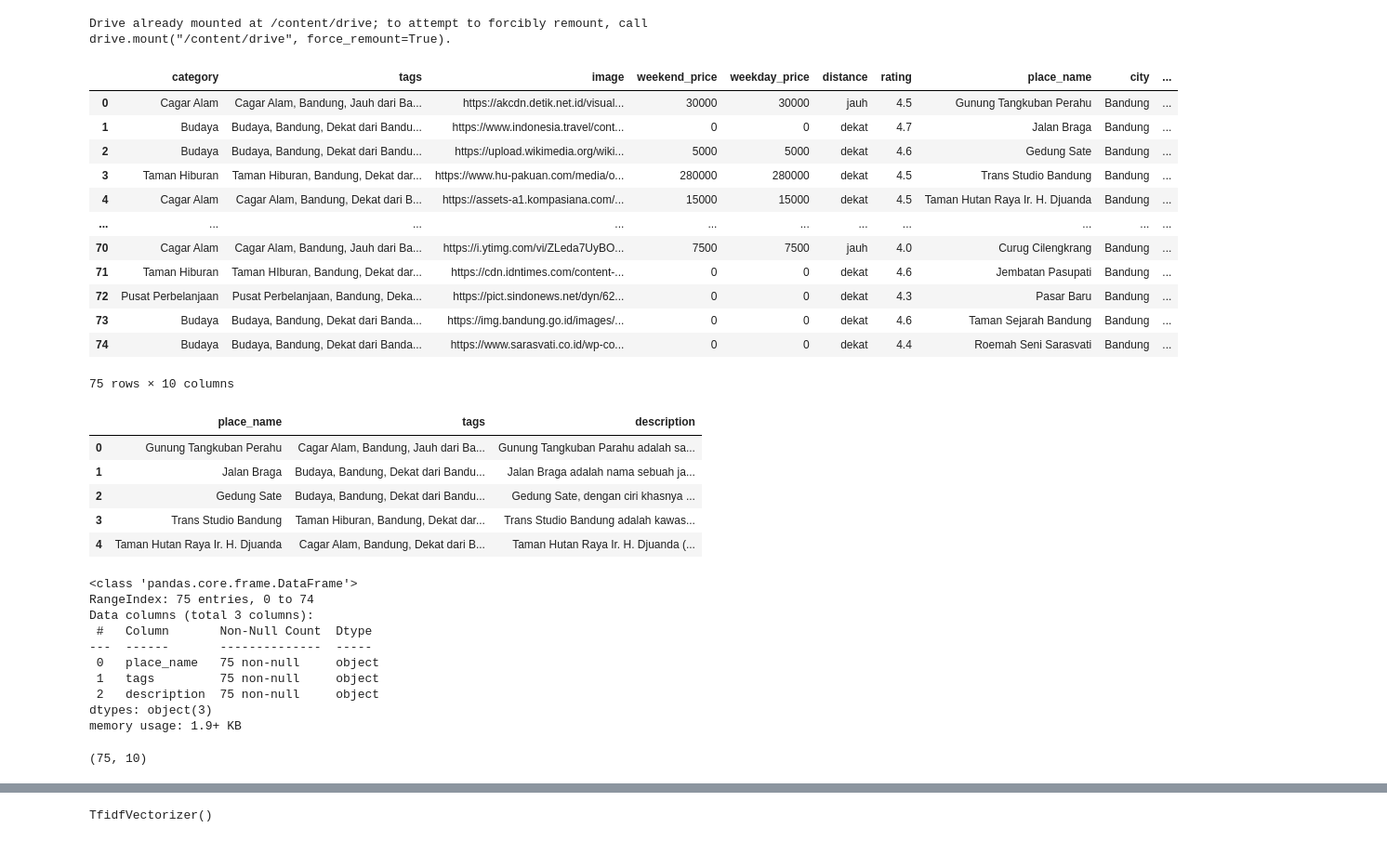
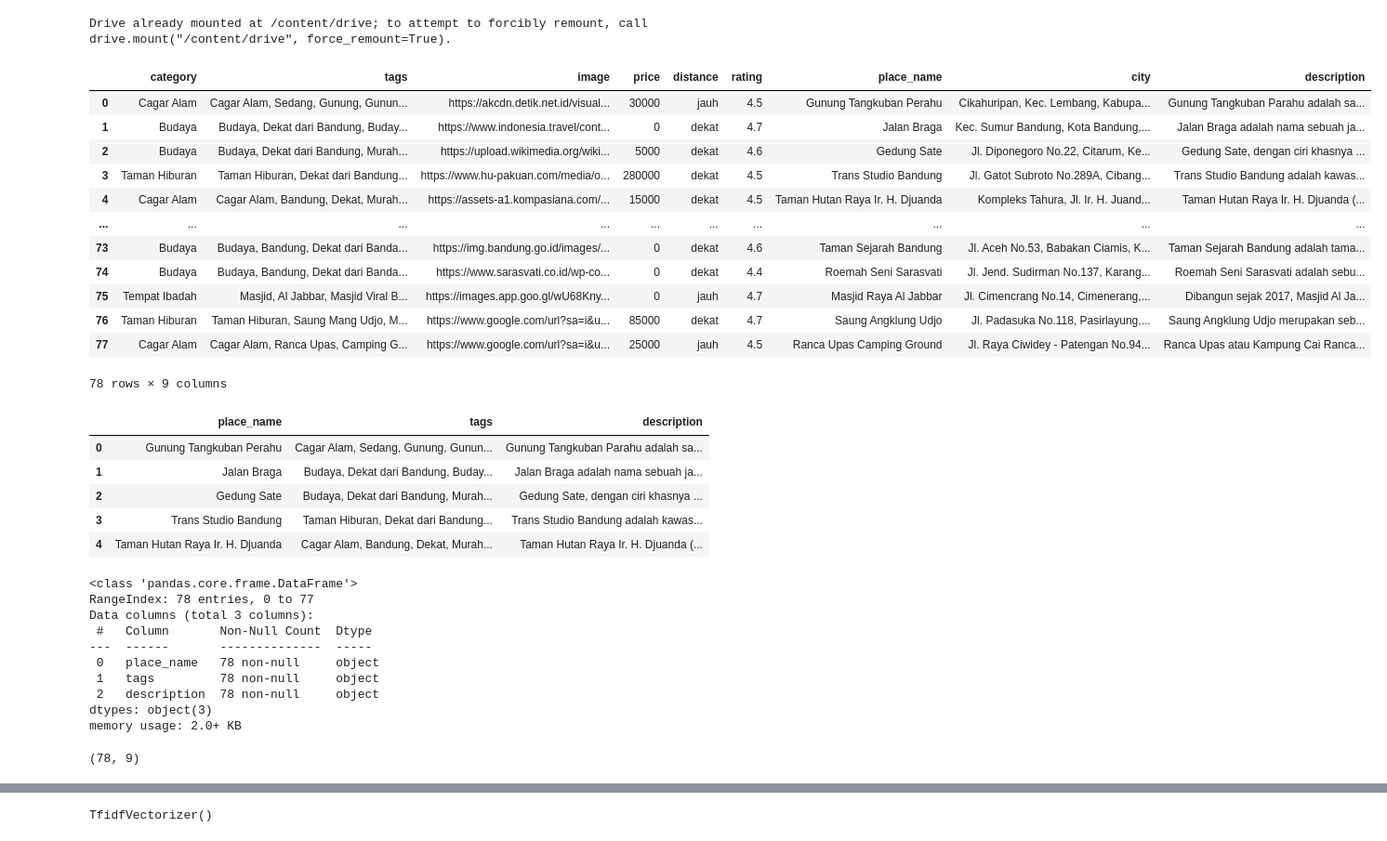
Before and after one commit to naabilakhdan/wisata-streamlit, a Jupyter notebook: data/Bandung_Recommendation.ipynb, the cells around one changed output, grey strips where cells are left out. Shown at 93% size. Drawn from its saved outputs; the diff is of its cells as text; code cells hidden in the pictures.

Commit message:
baru baru

```diff
--- a/data/Bandung_Recommendation.ipynb
+++ b/data/Bandung_Recommendation.ipynb
@@ -18,49 +18,49 @@ drive.mount('/content/drive')
 # %% [output]
 Drive already mounted at /content/drive; to attempt to forcibly remount, call drive.mount("/content/drive", force_remount=True).
 # %%
-df = pd.read_csv('/content/wisata_bandung_ .csv')
+df = pd.read_csv('/content/drive/MyDrive/MSIB/wisata_bandung.csv')
 df
 # %% [output]
-|  | category | tags | image | weekend_price | weekday_price | distance | rating | place_name | city | ... |
-| 0 | Cagar Alam | Cagar Alam, Bandung, Jauh dari Ba... | https://akcdn.detik.net.id/visual... | 30000 | 30000 | jauh | 4.5 | Gunung Tangkuban Perahu | Bandung | ... |
-| 1 | Budaya | Budaya, Bandung, Dekat dari Bandu... | https://www.indonesia.travel/cont... | 0 | 0 | dekat | 4.7 | Jalan Braga | Bandung | ... |
-| 2 | Budaya | Budaya, Bandung, Dekat dari Bandu... | https://upload.wikimedia.org/wiki... | 5000 | 5000 | dekat | 4.6 | Gedung Sate | Bandung | ... |
-| 3 | Taman Hiburan | Taman Hiburan, Bandung, Dekat dar... | https://www.hu-pakuan.com/media/o... | 280000 | 280000 | dekat | 4.5 | Trans Studio Bandung | Bandung | ... |
-| 4 | Cagar Alam | Cagar Alam, Bandung, Dekat dari B... | https://assets-a1.kompasiana.com/... | 15000 | 15000 | dekat | 4.5 | Taman Hutan Raya Ir. H. Djuanda | Bandung | ... |
-| ... | ... | ... | ... | ... | ... | ... | ... | ... | ... | ... |
-| 70 | Cagar Alam | Cagar Alam, Bandung, Jauh dari Ba... | https://i.ytimg.com/vi/ZLeda7UyBO... | 7500 | 7500 | jauh | 4.0 | Curug Cilengkrang | Bandung | ... |
-| 71 | Taman Hiburan | Taman HIburan, Bandung, Dekat dar... | https://cdn.idntimes.com/content-... | 0 | 0 | dekat | 4.6 | Jembatan Pasupati | Bandung | ... |
-| 72 | Pusat Perbelanjaan | Pusat Perbelanjaan, Bandung, Deka... | https://pict.sindonews.net/dyn/62... | 0 | 0 | dekat | 4.3 | Pasar Baru | Bandung | ... |
-| 73 | Budaya | Budaya, Bandung, Dekat dari Banda... | https://img.bandung.go.id/images/... | 0 | 0 | dekat | 4.6 | Taman Sejarah Bandung | Bandung | ... |
-| 74 | Budaya | Budaya, Bandung, Dekat dari Banda... | https://www.sarasvati.co.id/wp-co... | 0 | 0 | dekat | 4.4 | Roemah Seni Sarasvati | Bandung | ... |
+|  | category | tags | image | price | distance | rating | place_name | city | description |
+| 0 | Cagar Alam | Cagar Alam, Sedang, Gunung, Gunun... | https://akcdn.detik.net.id/visual... | 30000 | jauh | 4.5 | Gunung Tangkuban Perahu | Cikahuripan, Kec. Lembang, Kabupa... | Gunung Tangkuban Parahu adalah sa... |
+| 1 | Budaya | Budaya, Dekat dari Bandung, Buday... | https://www.indonesia.travel/cont... | 0 | dekat | 4.7 | Jalan Braga | Kec. Sumur Bandung, Kota Bandung,... | Jalan Braga adalah nama sebuah ja... |
+| 2 | Budaya | Budaya, Dekat dari Bandung, Murah... | https://upload.wikimedia.org/wiki... | 5000 | dekat | 4.6 | Gedung Sate | Jl. Diponegoro No.22, Citarum, Ke... | Gedung Sate, dengan ciri khasnya ... |
+| 3 | Taman Hiburan | Taman Hiburan, Dekat dari Bandung... | https://www.hu-pakuan.com/media/o... | 280000 | dekat | 4.5 | Trans Studio Bandung | Jl. Gatot Subroto No.289A, Cibang... | Trans Studio Bandung adalah kawas... |
+| 4 | Cagar Alam | Cagar Alam, Bandung, Dekat, Murah... | https://assets-a1.kompasiana.com/... | 15000 | dekat | 4.5 | Taman Hutan Raya Ir. H. Djuanda | Kompleks Tahura, Jl. Ir. H. Juand... | Taman Hutan Raya Ir. H. Djuanda (... |
+| ... | ... | ... | ... | ... | ... | ... | ... | ... | ... |
+| 73 | Budaya | Budaya, Bandung, Dekat dari Banda... | https://img.bandung.go.id/images/... | 0 | dekat | 4.6 | Taman Sejarah Bandung | Jl. Aceh No.53, Babakan Ciamis, K... | Taman Sejarah Bandung adalah tama... |
+| 74 | Budaya | Budaya, Bandung, Dekat dari Banda... | https://www.sarasvati.co.id/wp-co... | 0 | dekat | 4.4 | Roemah Seni Sarasvati | Jl. Jend. Sudirman No.137, Karang... | Roemah Seni Sarasvati adalah sebu... |
+| 75 | Tempat Ibadah | Masjid, Al Jabbar, Masjid Viral B... | https://images.app.goo.gl/wU68Kny... | 0 | jauh | 4.7 | Masjid Raya Al Jabbar | Jl. Cimencrang No.14, Cimenerang,... | Dibangun sejak 2017, Masjid Al Ja... |
+| 76 | Taman Hiburan | Taman Hiburan, Saung Mang Udjo, M... | https://www.google.com/url?sa=i&u... | 85000 | dekat | 4.7 | Saung Angklung Udjo | Jl. Padasuka No.118, Pasirlayung,... | Saung Angklung Udjo merupakan seb... |
+| 77 | Cagar Alam | Cagar Alam, Ranca Upas, Camping G... | https://www.google.com/url?sa=i&u... | 25000 | jauh | 4.5 | Ranca Upas Camping Ground | Jl. Raya Ciwidey - Patengan No.94... | Ranca Upas atau Kampung Cai Ranca... |
-75 rows × 10 columns
+78 rows × 9 columns
 # %%
 df_filter = df[['place_name', 'tags', 'description']]
 df_filter.head()
 # %% [output]
 |  | place_name | tags | description |
-| 0 | Gunung Tangkuban Perahu | Cagar Alam, Bandung, Jauh dari Ba... | Gunung Tangkuban Parahu adalah sa... |
-| 1 | Jalan Braga | Budaya, Bandung, Dekat dari Bandu... | Jalan Braga adalah nama sebuah ja... |
-| 2 | Gedung Sate | Budaya, Bandung, Dekat dari Bandu... | Gedung Sate, dengan ciri khasnya ... |
-| 3 | Trans Studio Bandung | Taman Hiburan, Bandung, Dekat dar... | Trans Studio Bandung adalah kawas... |
-| 4 | Taman Hutan Raya Ir. H. Djuanda | Cagar Alam, Bandung, Dekat dari B... | Taman Hutan Raya Ir. H. Djuanda (... |
+| 0 | Gunung Tangkuban Perahu | Cagar Alam, Sedang, Gunung, Gunun... | Gunung Tangkuban Parahu adalah sa... |
+| 1 | Jalan Braga | Budaya, Dekat dari Bandung, Buday... | Jalan Braga adalah nama sebuah ja... |
+| 2 | Gedung Sate | Budaya, Dekat dari Bandung, Murah... | Gedung Sate, dengan ciri khasnya ... |
+| 3 | Trans Studio Bandung | Taman Hiburan, Dekat dari Bandung... | Trans Studio Bandung adalah kawas... |
+| 4 | Taman Hutan Raya Ir. H. Djuanda | Cagar Alam, Bandung, Dekat, Murah... | Taman Hutan Raya Ir. H. Djuanda (... |
 # %%
 df_filter.info()
 # %% [output]
 <class 'pandas.core.frame.DataFrame'>
-RangeIndex: 75 entries, 0 to 74
+RangeIndex: 78 entries, 0 to 77
 Data columns (total 3 columns):
  #   Column       Non-Null Count  Dtype
 ---  ------       --------------  -----
- 0   place_name   75 non-null     object
- 1   tags         75 non-null     object
- 2   description  75 non-null     object
+ 0   place_name   78 non-null     object
+ 1   tags         78 non-null     object
+ 2   description  78 non-null     object
 dtypes: object(3)
-memory usage: 1.9+ KB
+memory usage: 2.0+ KB
 # %%
 df.shape
 # %% [output]
-(75, 10)
+(78, 9)
 # %%
 df_filter = df_filter.dropna(axis='rows')
 df_filter = df_filter.fillna('unknown')
```
Also changed, not shown: parts of 13 cells of this notebook, 8 other files.
